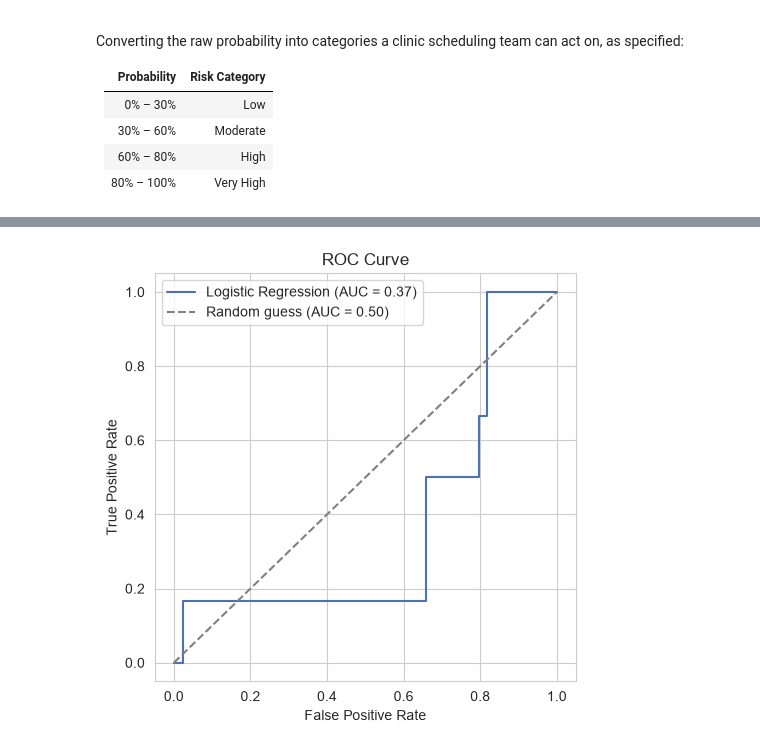
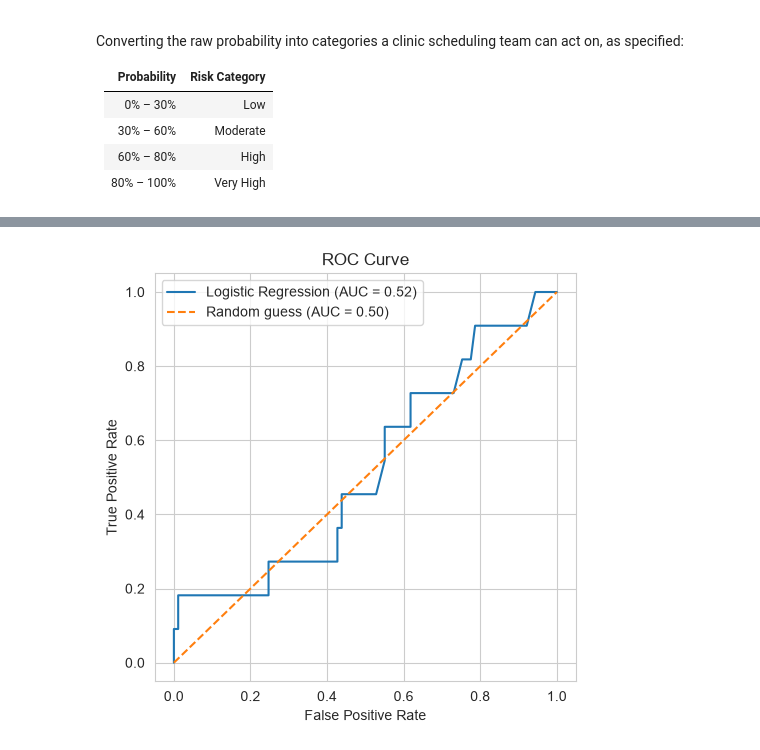
Before and after one commit to NavidulHoque/healthcare_appointment_analysis, a Jupyter notebook: python-analysis/03_predictive_modeling.ipynb, the cells around one changed output, grey strips where cells are left out. Cells and saved outputs as stored; diff of their text form; code cells hidden in the pictures.

```diff
--- a/python-analysis/03_predictive_modeling.ipynb
+++ b/python-analysis/03_predictive_modeling.ipynb
@@ -251,12 +251,12 @@ preprocessor = ColumnTransformer(transformers=[
     ('num', StandardScaler(), numerical_features),
 ])
 
-model = Pipeline(steps=[
+lr_model = Pipeline(steps=[
     ('preprocessor', preprocessor),
     ('classifier', LogisticRegression(max_iter=1000, random_state=42)),
 ])
 
-model
+lr_model
 # %% [output]
 Pipeline(steps=[('preprocessor',
                  ColumnTransformer(transformers=[('cat',
@@ -274,7 +274,7 @@ Pipeline(steps=[('preprocessor',
 # %% [markdown]
 ## Model Training
 # %%
-model.fit(X_train, Y_train)
+lr_model.fit(X_train, Y_train)
 print("Model trained.")
 # %% [output]
 Model trained.
@@ -366,15 +366,12 @@ plt.show()
 Per the business question, the **primary output of this model is a probability**, not a hard
 0/1 label. `predict_proba()` returns the probability of both classes.
 # %%
-proba_test = model.predict_proba(X_test)
-pred_test = model.predict(X_test)  # default 0.5 threshold, kept only for confusion matrix, accuracy, etc.
+proba_test = lr_model.predict_proba(X_test)
 
 results = X_test.copy()
 results['actual_no_show'] = Y_test.values
 results['probability_show'] = proba_test[:, 0].round(3)
 results['probability_no_show'] = proba_test[:, 1].round(3)
-results['predicted_class_at_0.5'] = pred_test
-
 results.sort_values('probability_no_show', ascending=False).head(10)
 # %% [output]
 |  | patient_gender | division | doctor_specialty | month_name | quarter | day_of_week | day_type | patient_age | ... |
@@ -434,7 +431,7 @@ def risk_category(p):
     else:
         return 'Very High'
 
-results['risk_category'] = results['predicted_probability'].apply(risk_category)
+results['risk_category'] = results['probability_no_show'].apply(risk_category)
 
 category_order = ['Low', 'Moderate', 'High', 'Very High']
 risk_counts = results['risk_category'].value_counts().reindex(category_order).fillna(0).astype(int)
@@ -522,14 +468,17 @@ Show/Cancelled       0.88      1.00      0.94        44
 # %%
-fpr, tpr, _ = roc_curve(Y_test, proba_test)
+fpr, tpr, _ = roc_curve(Y_test, results['probability_no_show'])
 
 fig, ax = plt.subplots(figsize=(5, 5))
-ax.plot(fpr, tpr, color='#4C72B0', label=f'Logistic Regression (AUC = {roc_auc:.2f})')
-ax.plot([0, 1], [0, 1], linestyle='--', color='gray', label='Random guess (AUC = 0.50)')
+
+ax.plot(fpr, tpr, label=f'Logistic Regression (AUC = {roc_auc:.2f})')
+ax.plot([0, 1], [0, 1], linestyle='--', label='Random guess (AUC = 0.50)')
+
 ax.set_xlabel('False Positive Rate')
 ax.set_ylabel('True Positive Rate')
 ax.set_title('ROC Curve')
 ax.legend()
+
 plt.tight_layout()
 plt.show()
 # %% [output]
-[figure, old version]
+[figure, new version]
```
Also changed, not shown: parts of 22 cells of this notebook.
